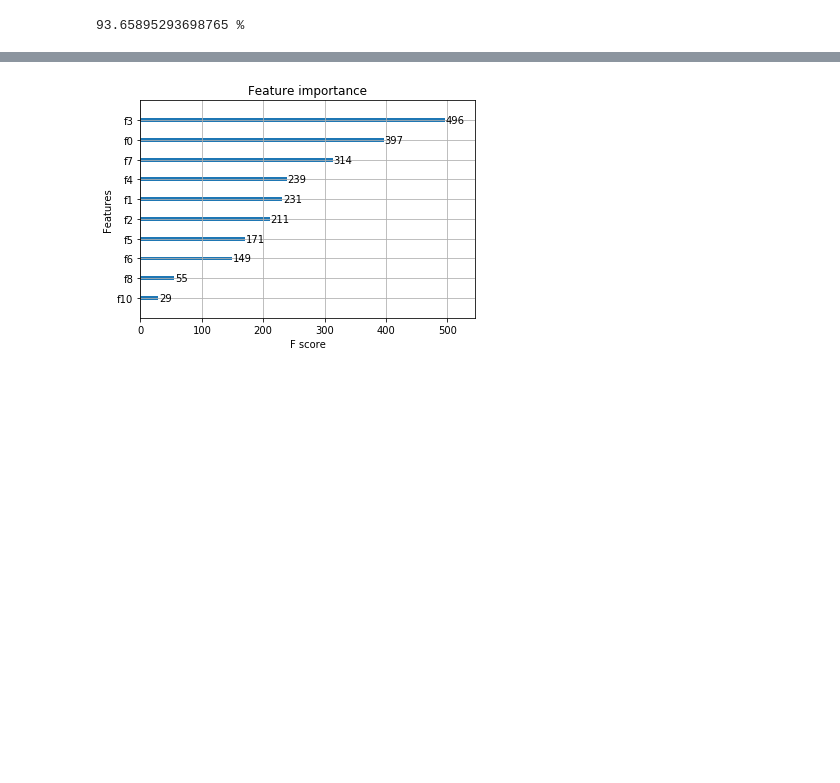
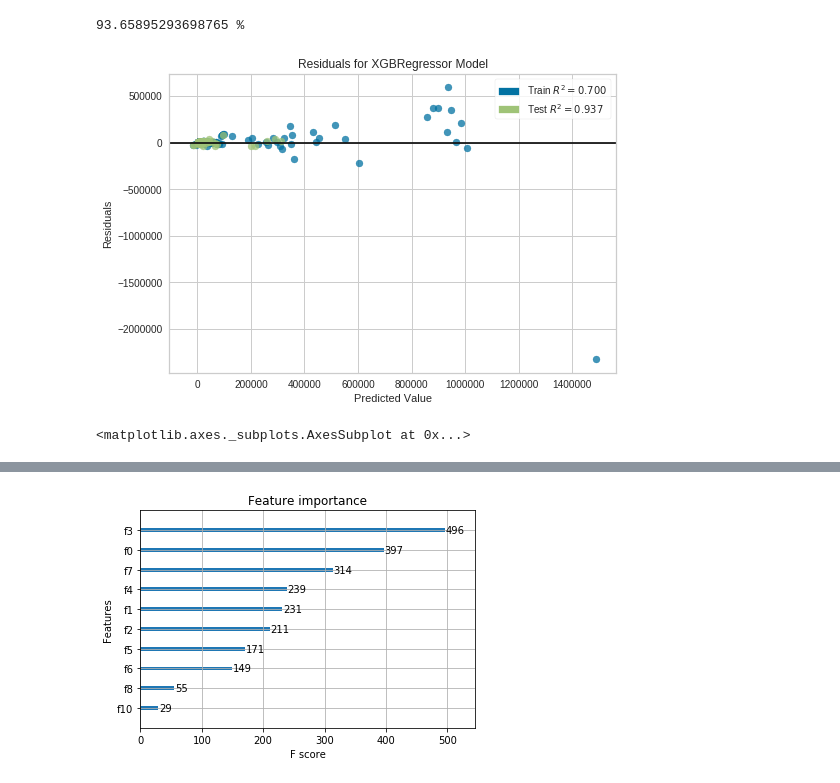
Before and after one commit to infoshareacademy/jdszw1-papillons, a Jupyter notebook: JDSZW1PA-6/ProjektML/MLprojectPapilons.ipynb, the cells around one changed output, grey strips where cells are left out. Drawn from its saved outputs; the diff is of its cells as text; code cells hidden in the pictures; blank space fills up the shorter version.

```diff
--- a/JDSZW1PA-6/ProjektML/MLproject.ipynb
+++ b/JDSZW1PA-6/ProjektML/MLprojectPapilons.ipynb
@@ -526,6 +517,16 @@ R2 = regressor.score(X_test, y_test)
 print(R2*100,'%')
 # %% [output]
 93.65895293698765 %
+# %%
+from yellowbrick.datasets import load_concrete
+from yellowbrick.regressor import ResidualsPlot
+visualizer = ResidualsPlot(regressor, hist=False)
+visualizer.fit(X_train, y_train)
+visualizer.score(X_test, y_test)
+visualizer.poof()
+# %% [output]
+[figure, added]
+<matplotlib.axes._subplots.AxesSubplot at 0x...>
 # %%
 regressor.get_booster().get_score(importance_type="gain")
 # %% [output]
```
Also changed, not shown: parts of 15 cells of this notebook.
